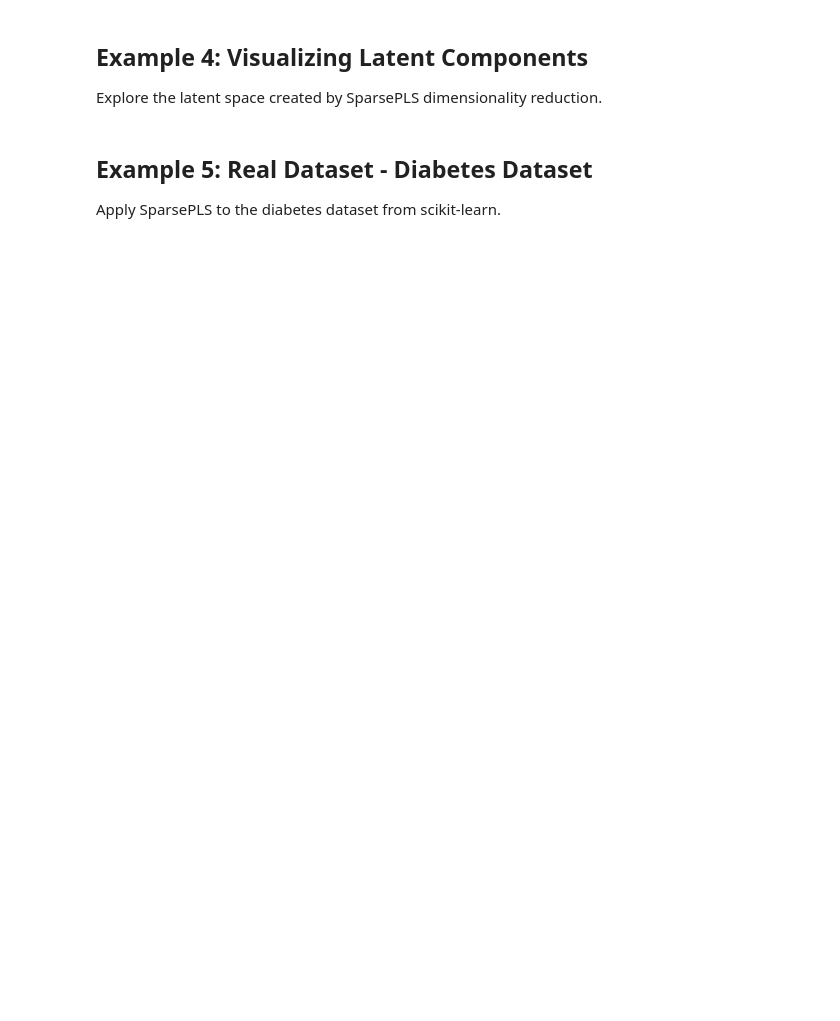
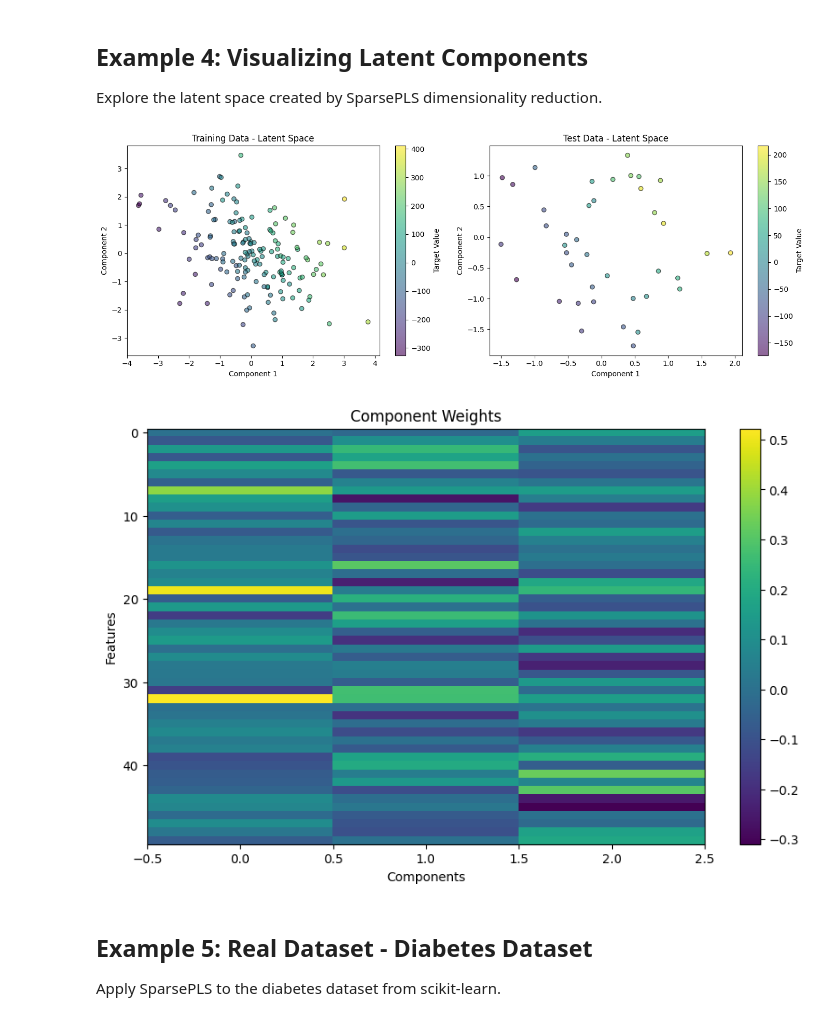
Before and after one commit to yajeddig/SPARSE_PLS, a Jupyter notebook: sandbox.ipynb, the cells around one changed output. Cells and saved outputs as stored; diff of their text form; code cells hidden in the pictures; blank space fills up the shorter version.

```diff
--- a/sandbox.ipynb
+++ b/sandbox.ipynb
@@ -313,33 +311,36 @@ Explore the latent space created by SparsePLS dimensionality reduction.
 # %%
 # Transform data to latent space
 X_train_transformed = model.transform(X_train)
 X_test_transformed = model.transform(X_test)
 
 # Visualize the first two components
 fig, axes = plt.subplots(1, 2, figsize=(14, 5))
 
 # Training data
-axes[0].scatter(X_train_transformed[:, 0], X_train_transformed[:, 1],
+scatter1 = axes[0].scatter(X_train_transformed[:, 0], X_train_transformed[:, 1],
                 c=y_train, cmap='viridis', alpha=0.6, edgecolors='k')
 axes[0].set_xlabel('Component 1')
 axes[0].set_ylabel('Component 2')
 axes[0].set_title('Training Data - Latent Space')
-axes[0].colorbar(axes[0].collections[0], label='Target Value')
+plt.colorbar(scatter1, ax=axes[0], label='Target Value')
 
 # Test data
-axes[1].scatter(X_test_transformed[:, 0], X_test_transformed[:, 1],
+scatter2 = axes[1].scatter(X_test_transformed[:, 0], X_test_transformed[:, 1],
                 c=y_test, cmap='viridis', alpha=0.6, edgecolors='k')
 axes[1].set_xlabel('Component 1')
 axes[1].set_ylabel('Component 2')
 axes[1].set_title('Test Data - Latent Space')
-axes[1].colorbar(axes[1].collections[0], label='Target Value')
+plt.colorbar(scatter2, ax=axes[1], label='Target Value')
 
 plt.tight_layout()
 plt.show()
 
 # Component weights heatmap
 fig = model.plot_weights()
 plt.show()
+# %% [output]
+[figure, added]
+[figure, added]
 # %% [markdown]
 ## **Example 5: Real Dataset - Diabetes Dataset**
 
```
Also changed, not shown: parts of 14 cells of this notebook.
